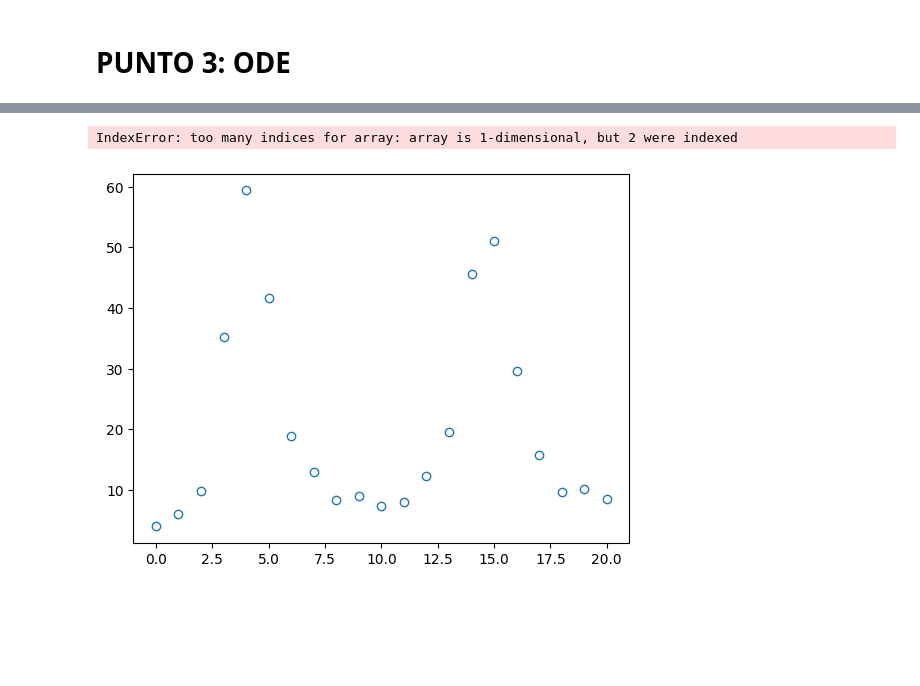
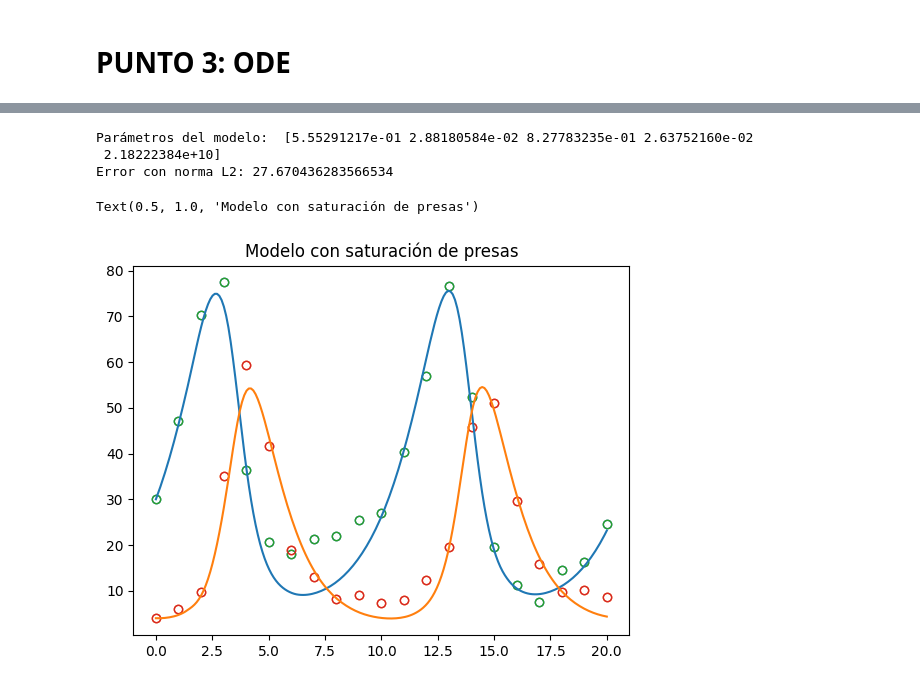
Before and after one commit to Juanjruizr26/Tarea4_MSI, a Jupyter notebook: tarea4.ipynb, the cells around one changed output, grey strips where cells are left out. Cells and saved outputs as stored; diff of their text form; code cells hidden in the pictures; blank space fills up the shorter version.

```diff
--- a/tarea4.ipynb
+++ b/tarea4.ipynb
@@ -1266,12 +1204,33 @@ class EstimationProblem():
-# %%
-import matplotlib.pyplot as plt
-t = np.array([0,1,2,3,4,5,6,7,8,9,10,11,12,13,14,15,16,17,18,19,20])
-x = np.array([30,47.2,70.2,77.4,36.3,20.6,18.1,21.4,22,25.4,27.1,40.3,57,76.6,52.3,19.5,11.2,7.6,14.6,16.2,24.7])
-Y = np.array([4,6.1,9.8,35.2,59.4,41.6,19,13,8.3,9.1,7.4,8,12.3,19.5,45.7,51.1,29.7,15.8,9.7,10.1,8.6])
-plt.plot(t,Y,"o",fillstyle='none')
-
-problem = EstimationProblem(t,Y,depredador_presa)
-problem.fit([9,28,2]) # initial guess
-# %% [output]
-IndexError: too many indices for array: array is 1-dimensional, but 2 were indexed
-[figure, removed]
+# %%
+def depredador_presa(t,Y,*args):
+    a,b,c,d,k = args
+    x,y = Y
+    return np.array([
+        a*x*1-(x/k) - b*x*y,
+        -c*y+ d*x*y,
+    ])
+
+t,*Y = np.loadtxt("samples.dat",unpack=True)
+Y = np.array(Y)
+plt.plot(t,Y.T,"o",fillstyle='none')
+
+problem = EstimationProblem(t,Y,depredador_presa)
+initial_parameters = [0.65, 0.034, 0.68, 0.021,71247]
+fit_result = problem.fit(initial_parameters)
+
+print("Parámetros del modelo: ",problem.parameters)
+print("Error con norma L2:", problem.calculate_l2_error())
+
+ts = np.linspace(0,20,200)
+Ys = problem.output(ts)
+
+plt.plot(t,Y.T,"o",fillstyle='none')
+plt.gca().set_prop_cycle(None) # reset color cycle
+plt.plot(ts,Ys.T)
+plt.title('Modelo con saturación de presas')
+# %% [output]
+Parámetros del modelo:  [5.55291217e-01 2.88180584e-02 8.27783235e-01 2.63752160e-02
+ 2.18222384e+10]
+Error con norma L2: 27.670436283566534
+Text(0.5, 1.0, 'Modelo con saturación de presas')
+[figure, added]
```
Also changed, not shown: parts of 12 cells of this notebook.
